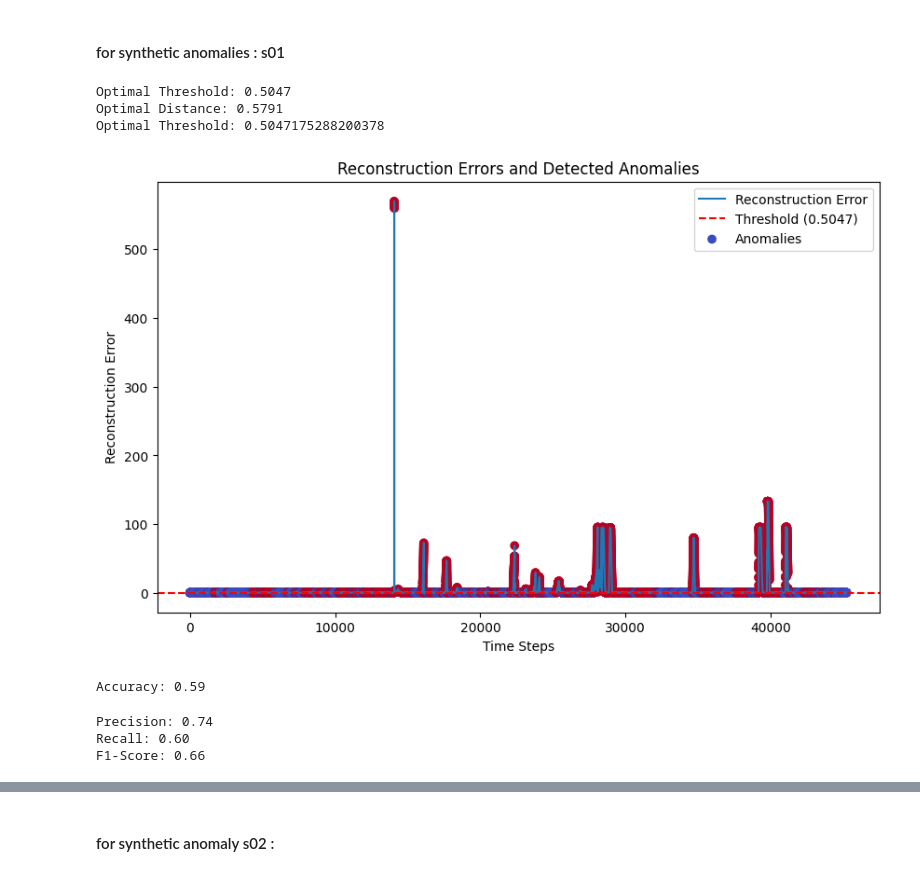
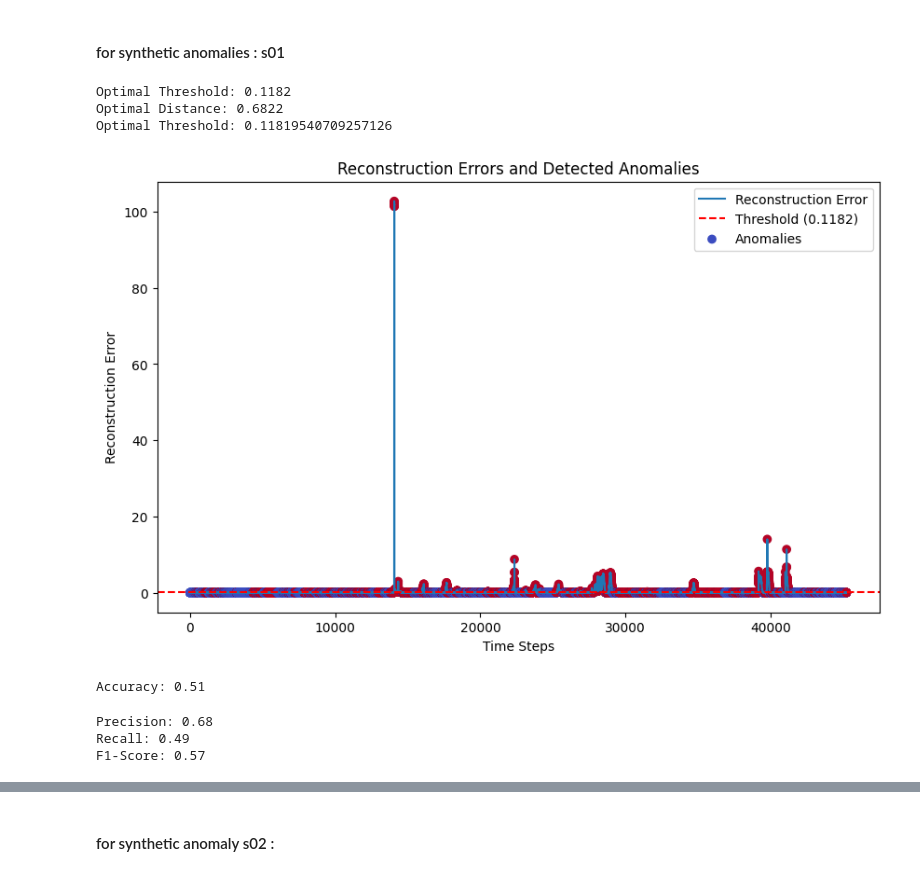
Before and after one commit to j0shcd/ml4pm-project, a Jupyter notebook: Hubert_Tries.ipynb, the cells around one changed output, grey strips where cells are left out. Cells and saved outputs as stored; diff of their text form; code cells hidden in the pictures.

```diff
--- a/Hubert_Tries.ipynb
+++ b/Hubert_Tries.ipynb
@@ -1,3 +23,14 @@
+# %%
+import pandas as pd
+
+# Correct the path to your dataset
+file_path = 'Dataset\Dataset\VG4_generator_data_testing_real_measurements.parquet'
+
+# Load the dataset
+try:
+    data = pd.read_parquet(file_path)
+except FileNotFoundError:
+    print(f"File not found: {file_path}")
 # %%
 import import_ipynb
 import data_preprocessing
@@ -350,7 +654,7 @@ u5_train_turbine_data = torch.tensor(u5_train_turbine_scaled, dtype=torch.float3
 train_tensor, val_tensor = train_test_split(u5_train_turbine_data, test_size=0.2, random_state=42)
 
 # Initialize and train the autoencoder
-input_dim = train_tensor.shape[1]
-model = FastAutoencoder(input_dim)
+input_dim = data_for_tuning.shape[1]
+model = BestTunedAutoencoder(input_dim) ## Use either BestTunedAutoencoder,  ComplexAutoencoder or FastAutoencoder
 u5_turbine_trained_model = train_autoencoder_fast(model, train_tensor, val_tensor)
 # %% [output]
@@ -389,47 +705,51 @@ ground_truth = torch.tensor(u5_s01_equil_turbine['anomaly'].values, dtype=torch.
 #     anomaly_scores = (reconstruction_errors > th).int()
 #     tp = ((anomaly_scores == 1) & (ground_truth == 1)).sum().item()
 #     fp = ((anomaly_scores == 1) & (ground_truth == 0)).sum().item()
 #     fn = ((anomaly_scores == 0) & (ground_truth == 1)).sum().item()
 #     tn = ((anomaly_scores == 0) & (ground_truth == 0)).sum().item()
 
 #     score = custom_score(tp, fp, fn, tn, penalty_fp=3,penalty_fn=2.)
 #     if score > best_score:
 #         best_score = score
 #         best_threshold = th.item()
 
 
 
 # Find the optimal threshold
 optimal_threshold, optimal_distance = find_optimal_threshold_by_distance(ground_truth, reconstruction_errors)
 
 # Print and use the optimal threshold
 print(f"Optimal Threshold: {optimal_threshold}")
 
 
 
 anomaly_scores = define_anomaly_score(reconstruction_errors, optimal_threshold)
 detected_anomalies = anomaly_scores  # Use the previously calculated anomaly scores
 threshold = optimal_threshold  # Use the float value directly
 optimal_threshold_s1=optimal_threshold
 
 
 # Visualize anomalies
 visualize_anomalies(reconstruction_errors, anomaly_scores, threshold)
-
-hub
 # %% [output]
-Optimal Threshold: 0.5047
-Optimal Distance: 0.5791
-Optimal Threshold: 0.5047175288200378
+Optimal Threshold: 0.1182
+Optimal Distance: 0.6822
+Optimal Threshold: 0.11819540709257126
-[figure, old version]
+[figure, new version]
 # %%
 # Assuming `anomaly_scores` is already calculated in the previous cells
+
+
 ground_truth = u5_s01_equil_turbine['anomaly']  # Replace 'anomaly' with the actual column name
 detected_anomalies = anomaly_scores  # Use the previously calculated anomaly scores
+
+ground_truth = np.array(ground_truth)
+detected_anomalies = np.array(detected_anomalies)
+
 accuracy = accuracy_score(ground_truth, detected_anomalies)
 print(f"Accuracy: {accuracy:.2f}")
 # %% [output]
-Accuracy: 0.59
+Accuracy: 0.51
 # %%
 
 # Assuming ground_truth is a binary array (1 for anomaly, 0 for normal) from the synthetic info file
@@ -439,6 +759,9 @@ ground_truth = u5_s01_equil_turbine['anomaly'].values
 # Detected anomalies (binary array where 1 indicates an anomaly and 0 indicates normal)
 detected_anomalies = (reconstruction_errors > threshold).int()
 
+ground_truth = np.array(ground_truth)
+detected_anomalies = np.array(detected_anomalies)
+
 # Calculate Precision, Recall, and F1-Score
 precision = precision_score(ground_truth, detected_anomalies)
 recall = recall_score(ground_truth, detected_anomalies)
@@ -448,9 +771,9 @@ print(f"Precision: {precision:.2f}")
 print(f"Recall: {recall:.2f}")
 print(f"F1-Score: {f1:.2f}")
 # %% [output]
-Precision: 0.74
-Recall: 0.60
-F1-Score: 0.66
+Precision: 0.68
+Recall: 0.49
+F1-Score: 0.57
 # %%
 # Compute the confusion matrix
 conf_matrix = confusion_matrix(ground_truth, detected_anomalies)
```
Also changed, not shown: parts of 18 cells of this notebook.
